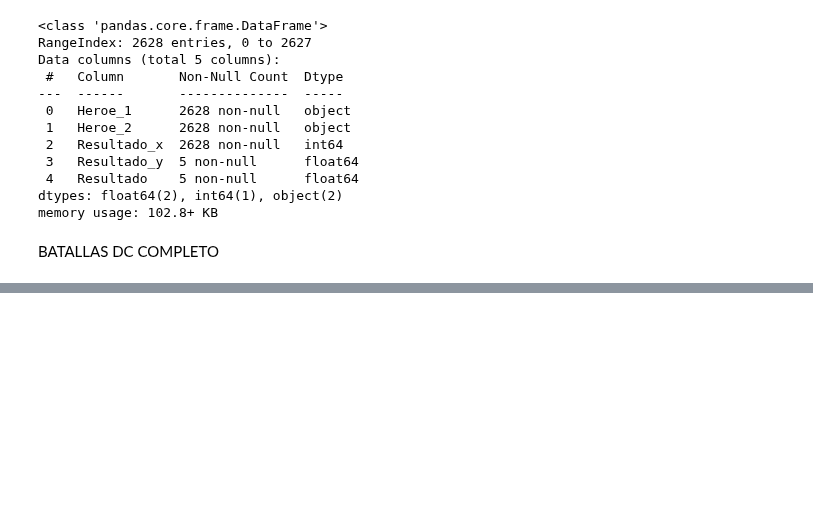
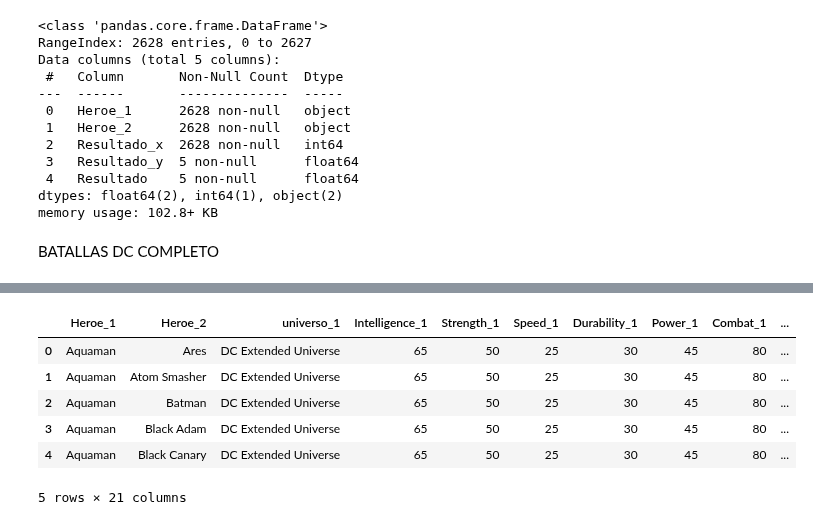
Before and after one commit to Lokhy87/Proyecto-Machine-Learning, a Jupyter notebook: dataset.ipynb, the cells around one changed output, grey strips where cells are left out. Cells and saved outputs as stored; diff of their text form; code cells hidden in the pictures; blank space fills up the shorter version.

```diff
--- a/dataset.ipynb
+++ b/dataset.ipynb
@@ -155,0 +211,10 @@ BATALLAS DC COMPLETO
+# %%
+final_battle_df.head()
+# %% [output]
+|  | Heroe_1 | Heroe_2 | universo_1 | Intelligence_1 | Strength_1 | Speed_1 | Durability_1 | Power_1 | Combat_1 | ... |
+| 0 | Aquaman | Ares | DC Extended Universe | 65 | 50 | 25 | 30 | 45 | 80 | ... |
+| 1 | Aquaman | Atom Smasher | DC Extended Universe | 65 | 50 | 25 | 30 | 45 | 80 | ... |
+| 2 | Aquaman | Batman | DC Extended Universe | 65 | 50 | 25 | 30 | 45 | 80 | ... |
+| 3 | Aquaman | Black Adam | DC Extended Universe | 65 | 50 | 25 | 30 | 45 | 80 | ... |
+| 4 | Aquaman | Black Canary | DC Extended Universe | 65 | 50 | 25 | 30 | 45 | 80 | ... |
+5 rows × 21 columns
```
Also changed, not shown: parts of 7 cells of this notebook.
